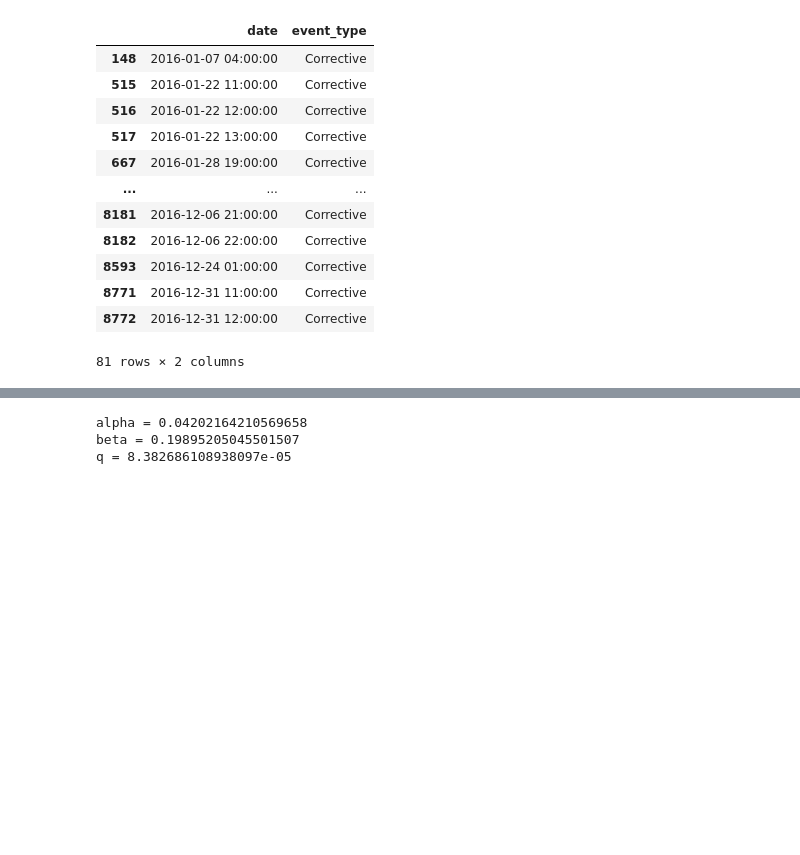
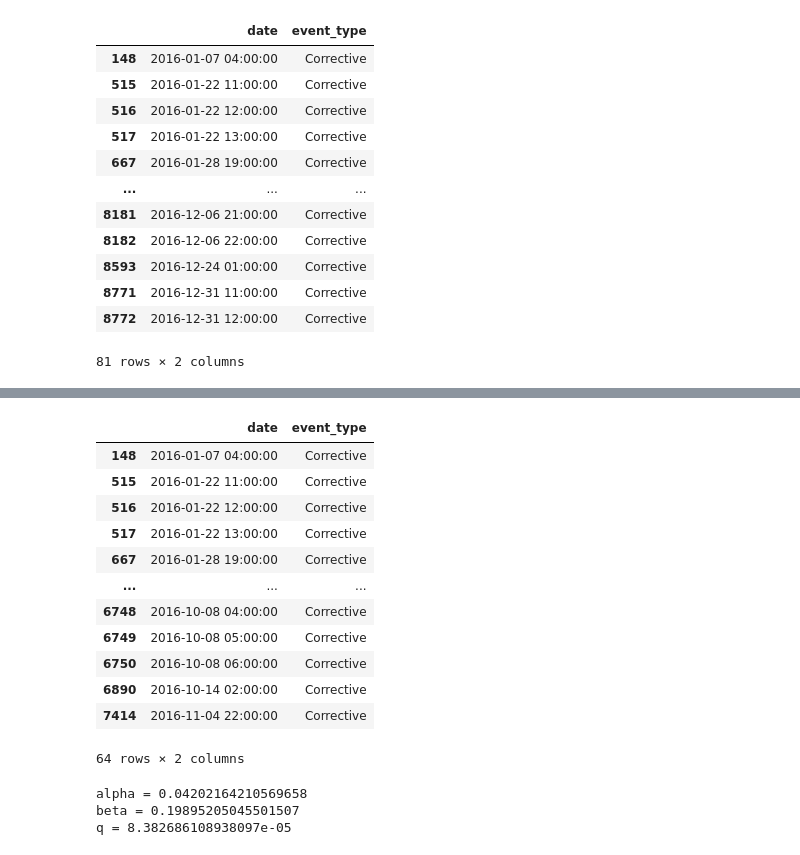
Before and after one commit to danttis/wgrp, a Jupyter notebook: Example_of_use.ipynb, the cells around one changed output, grey strips where cells are left out. Cells and saved outputs as stored; diff of their text form; code cells hidden in the pictures; blank space fills up the shorter version.

```diff
--- a/Example_of_use.ipynb
+++ b/Example_of_use.ipynb
@@ -59,4 +53,20 @@ from sklearn.model_selection import train_test_split
 train, test=  train_test_split(failure_data, test_size=0.2, shuffle=False)
+# %%
+train
+# %% [output]
+|  | date | event_type |
+| 148 | 2016-01-07 04:00:00 | Corrective |
+| 515 | 2016-01-22 11:00:00 | Corrective |
+| 516 | 2016-01-22 12:00:00 | Corrective |
+| 517 | 2016-01-22 13:00:00 | Corrective |
+| 667 | 2016-01-28 19:00:00 | Corrective |
+| ... | ... | ... |
+| 6748 | 2016-10-08 04:00:00 | Corrective |
+| 6749 | 2016-10-08 05:00:00 | Corrective |
+| 6750 | 2016-10-08 06:00:00 | Corrective |
+| 6890 | 2016-10-14 02:00:00 | Corrective |
+| 7414 | 2016-11-04 22:00:00 | Corrective |
+64 rows × 2 columns
 # %%
 # starting a wgrp template
 wgrp = wgrp_model()
```
Also changed, not shown: parts of 5 cells of this notebook, 4 other files.
